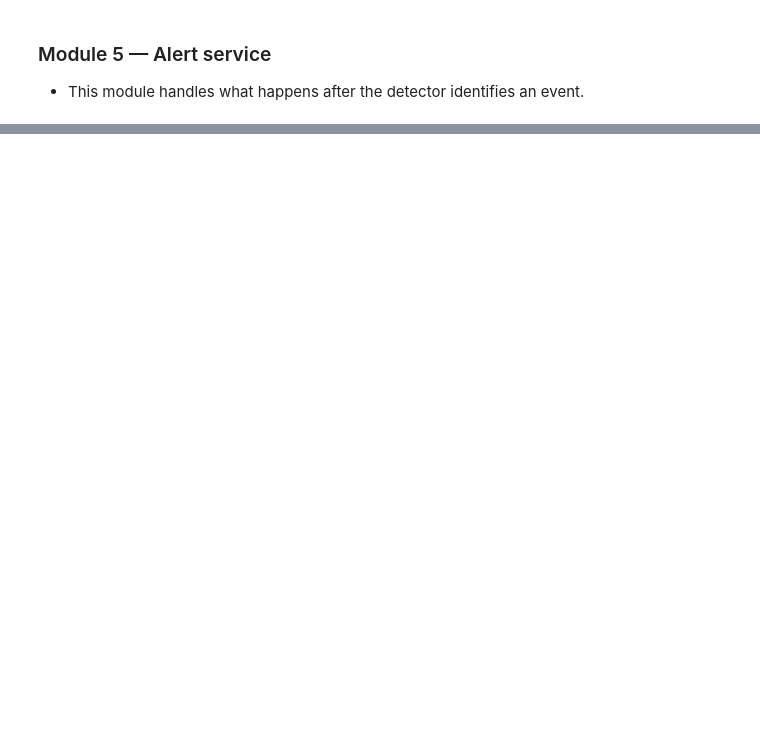
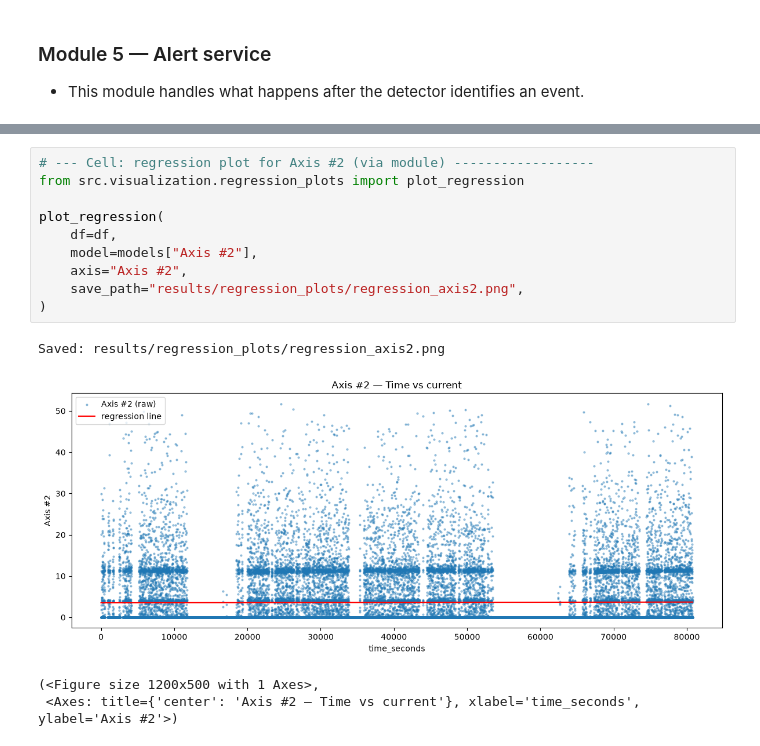
Before and after one commit to AlamirConestoga/predictive_maintenance_regression_linear_lab, a Jupyter notebook: predictive_maintenance_regression_linear_lab.ipynb, the cells around one changed output, grey strips where cells are left out. Drawn from its saved outputs; the diff is of its cells as text; blank space fills up the shorter version.

```diff
--- a/predictive_maintenance_regression_linear_lab.ipynb
+++ b/predictive_maintenance_regression_linear_lab.ipynb
@@ -720,0 +384,15 @@ thresholds
+# %%
+# --- Cell: regression plot for Axis #2 (via module) ------------------
+from src.visualization.regression_plots import plot_regression
+
+plot_regression(
+    df=df,
+    model=models["Axis #2"],
+    axis="Axis #2",
+    save_path="results/regression_plots/regression_axis2.png",
+)
+# %% [output]
+Saved: results/regression_plots/regression_axis2.png
+[figure, added]
+(<Figure size 1200x500 with 1 Axes>,
+ <Axes: title={'center': 'Axis #2 — Time vs current'}, xlabel='time_seconds', ylabel='Axis #2'>)
```
Also changed, not shown: parts of 23 cells of this notebook, 7 other files.
